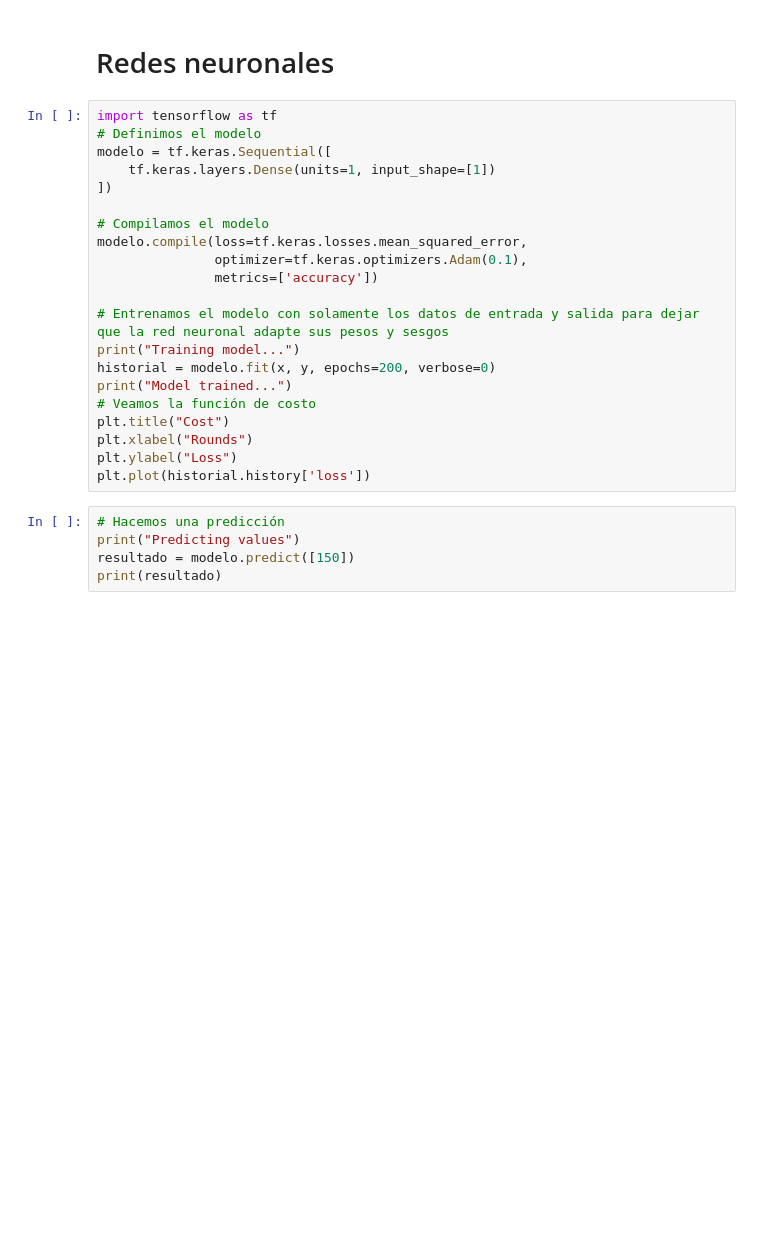
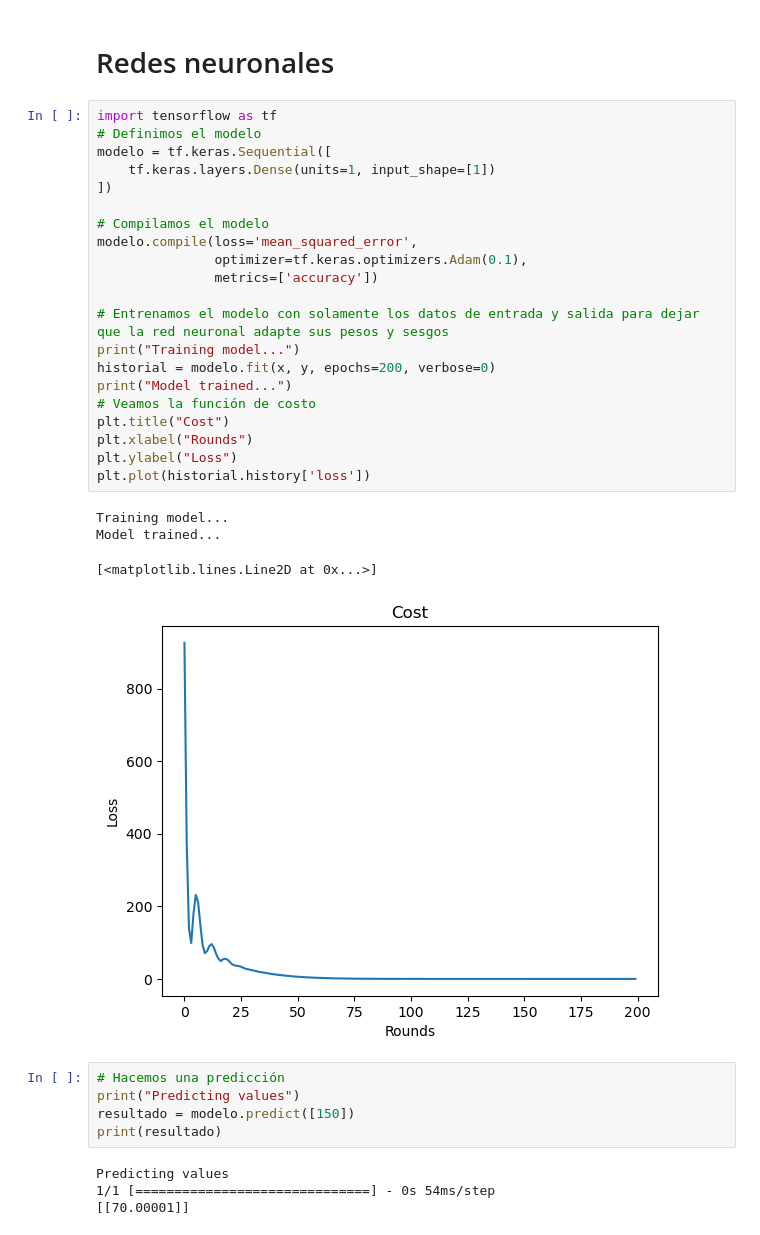
Before and after one commit to leoliscanoa/redes-neuronales, a Jupyter notebook: 00003 - red-neuronal-lineal.ipynb, the cells around one changed output. Saved outputs shown, nothing was run; the diff lists cells and outputs as text; blank space fills up the shorter version.

```diff
--- a/00003 - red-neuronal-lineal.ipynb
+++ b/00003 - red-neuronal-lineal.ipynb
@@ -30,29 +32,38 @@ ax.grid(True)
 # %%
 import tensorflow as tf
 # Definimos el modelo
 modelo = tf.keras.Sequential([
     tf.keras.layers.Dense(units=1, input_shape=[1])
 ])
 
 # Compilamos el modelo
-modelo.compile(loss=tf.keras.losses.mean_squared_error,
+modelo.compile(loss='mean_squared_error',
                optimizer=tf.keras.optimizers.Adam(0.1),
                metrics=['accuracy'])
 
 # Entrenamos el modelo con solamente los datos de entrada y salida para dejar que la red neuronal adapte sus pesos y sesgos
 print("Training model...")
 historial = modelo.fit(x, y, epochs=200, verbose=0)
 print("Model trained...")
 # Veamos la función de costo
 plt.title("Cost")
 plt.xlabel("Rounds")
 plt.ylabel("Loss")
 plt.plot(historial.history['loss'])
+# %% [output]
+Training model...
+Model trained...
+[<matplotlib.lines.Line2D at 0x...>]
+[figure, added]
 # %%
 # Hacemos una predicción
 print("Predicting values")
 resultado = modelo.predict([150])
 print(resultado)
+# %% [output]
+Predicting values
+1/1 [==============================] - 0s 54ms/step
+[[70.00001]]
 # %%
 # Validamos el peso y el sesgo al cual nuestra red neuronal logro ajustarse
 print("Variables")
```
Also changed, not shown: parts of 2 cells of this notebook, 1 other file.
